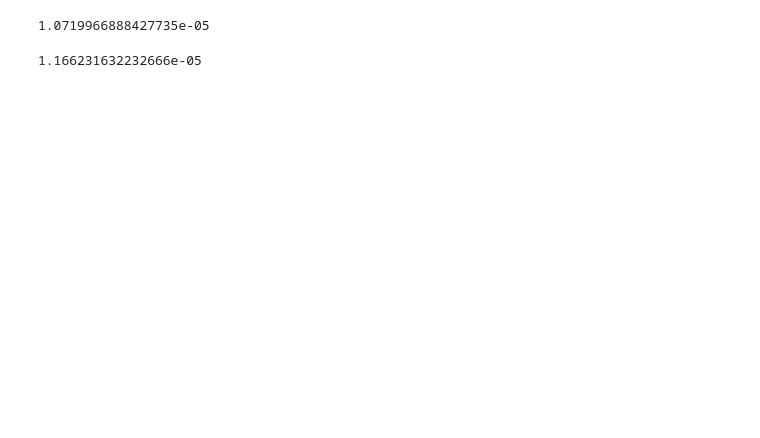
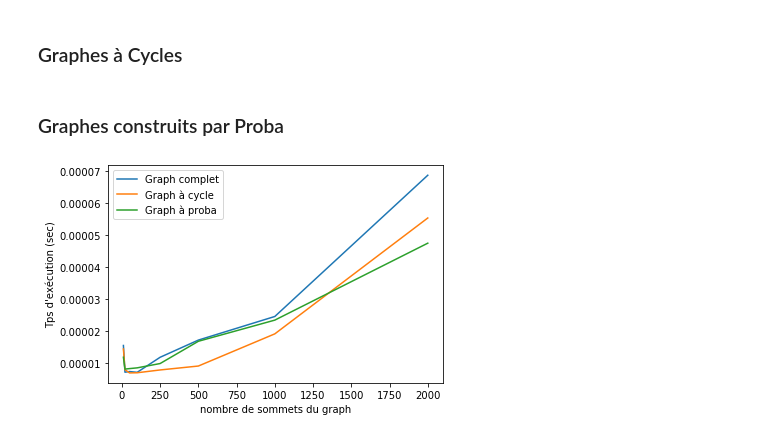
Before and after one commit to RoxaneC/M1-COMPLEX-Projet, a Jupyter notebook: Projet_COMPLEX.ipynb, the cells around one changed output. Drawn from its saved outputs; the diff is of its cells as text; code cells hidden in the pictures; blank space fills up the shorter version.

```diff
--- a/Projet_COMPLEX.ipynb
+++ b/Projet_COMPLEX.ipynb
@@ -77,32 +73,66 @@ print(np.mean(tps_complet_2))
+# %% [markdown]
+### Graphes à Cycles
 # %%
 tps_cycle = []
+N = [10,20,50,100,250,500,1000,2000]
 
-for i in range(10000):
-    G = np.zeros((500,500))
-    np.fill_diagonal(G[:,1:], 1)
-    G[-1,0] = 1
+for n in N:
+    tps_N = []
+    # tirage aléatoire de 2 sommets à fusionner
+    # toutes les instances de graph pour ce n fusionnerons les deux mêmes sommets
+    e = (np.random.randint(n),np.random.randint(n))
 
-    debut = time.time()
-    G_c, tps = contraction(G,e)
+    for i in range(1000):
+        # création de la matrice d'un graph à cycle de taille n
+        G = np.zeros((n,n))
+        np.fill_diagonal(G[:,1:], 1)
+        G[-1,0] = 1
 
-    fin = time.time()
-    tps_cycle.append(fin-debut)
+        # Calcul du temps d'execution
+        debut = time.time()
+        G, y = contraction(G,e)
+        fin = time.time()
 
-print(np.mean(tps_cycle))
+        # stockage des temps d'exécution pour ce n
+        tps_N.append(fin-debut)
+
+    # stockage de la moyenne des temps d'exécution pour chaque n
+    tps_cycle.append(np.mean(tps_N))
-# %% [output]
-1.0719966888427735e-05
+# %% [markdown]
+### Graphes construits par Proba
 # %%
 tps_proba = []
+N = [10,20,50,100,250,500,1000,2000]
 
-for i in range(10000):
-    G = np.random.randint(2, size = (500,500))
+for n in N:
+    tps_N = []
+    # tirage aléatoire de 2 sommets à fusionner
+    # toutes les instances de graph pour ce n fusionnerons les deux mêmes sommets
+    e = (np.random.randint(n),np.random.randint(n))
 
-    debut = time.time()
-    G_c, tps = contraction(G,e)
+    for i in range(1000):
+        # création de la matrice du graph aléatoire
+        G = np.random.randint(2, size = (n,n))
 
-    fin = time.time()
-    tps_proba.append(fin-debut)
+        # Calcul du temps d'execution
+        debut = time.time()
+        G, y = contraction(G,e)
+        fin = time.time()
 
-print(np.mean(tps_proba))
+        # stockage des temps d'exécution pour ce n
+        tps_N.append(fin-debut)
+
+    # stockage de la moyenne des temps d'exécution pour chaque n
+    tps_proba.append(np.mean(tps_N))
-# %% [output]
-1.166231632232666e-05
+# %%
+# Visualisation plus pratique
+plt.figure()
+plt.xlabel('nombre de sommets du graph')
+plt.ylabel('Tps d\'exécution (sec)')
+plt.plot(N, tps_complet, label='Graph complet')
+plt.plot(N, tps_cycle, label='Graph à cycle')
+plt.plot(N, tps_proba, label='Graph à proba')
+plt.legend()
+plt.show()
+# %% [output]
+[figure, added]
```
Also changed, not shown: parts of 16 cells of this notebook, 1 other file.
